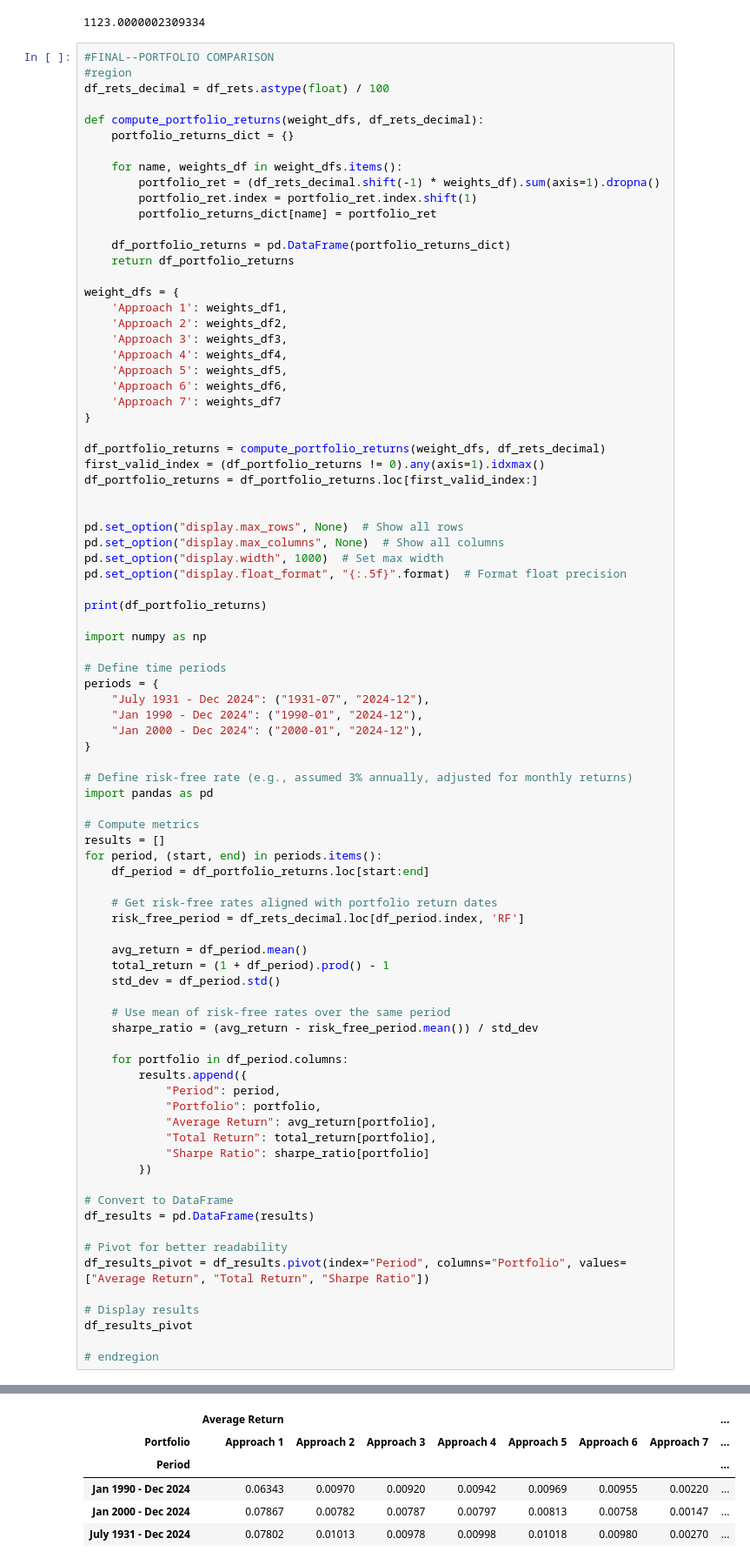
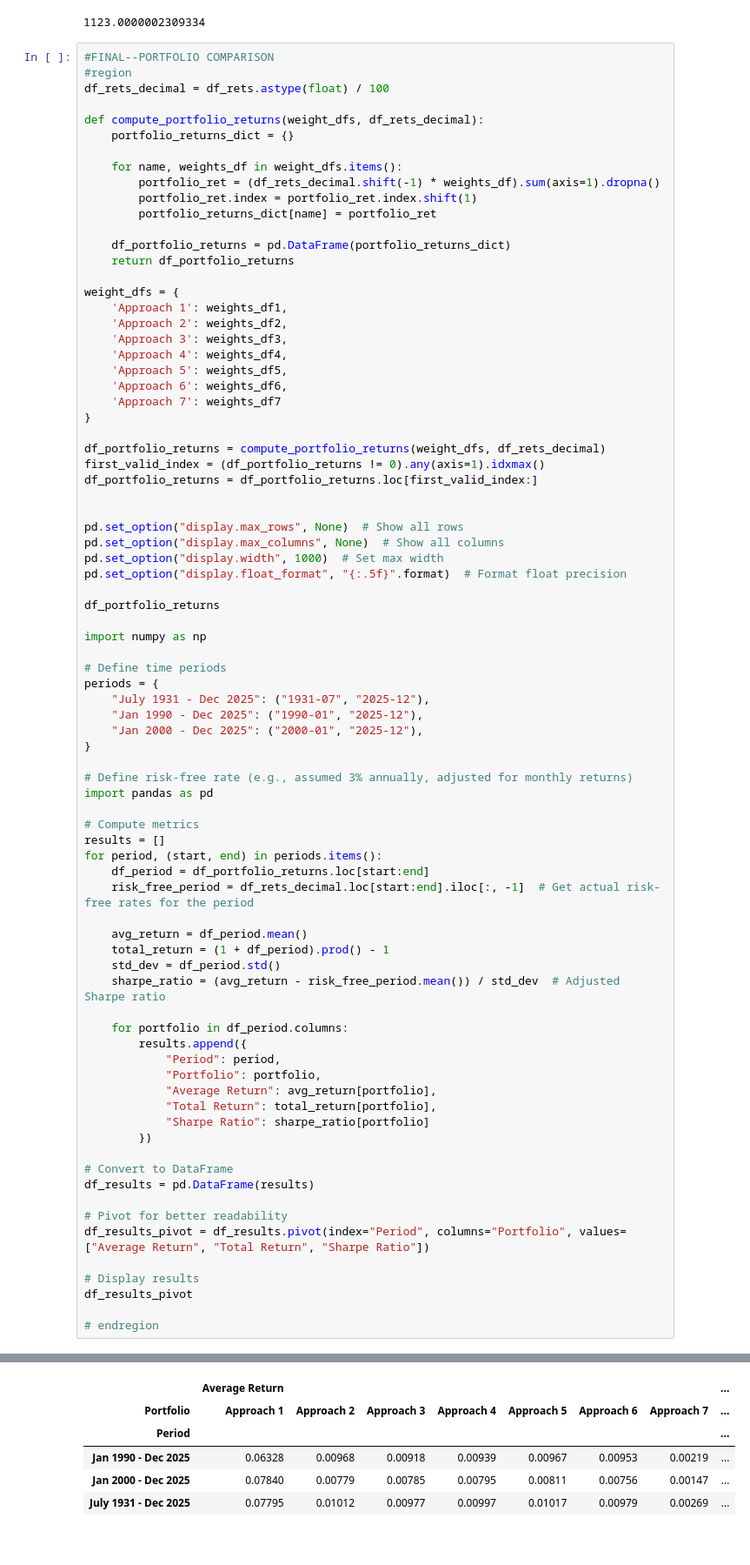
Before and after one commit to fangsitang/TP2_PortfolioManagement, a Jupyter notebook: New_Part_A.ipynb, the cells around one changed output, grey strips where cells are left out. Shown: that part at 87% size. Saved outputs shown, nothing was run; the diff lists cells and outputs as text.

```diff
--- a/New_Part_A.ipynb
+++ b/New_Part_A.ipynb
@@ -498,15 +498,15 @@ pd.set_option("display.max_columns", None)  # Show all columns
 pd.set_option("display.width", 1000)  # Set max width
 pd.set_option("display.float_format", "{:.5f}".format)  # Format float precision
 
-print(df_portfolio_returns)
+df_portfolio_returns
 
 import numpy as np
 
 # Define time periods
 periods = {
-    "July 1931 - Dec 2024": ("1931-07", "2024-12"),
-    "Jan 1990 - Dec 2024": ("1990-01", "2024-12"),
-    "Jan 2000 - Dec 2024": ("2000-01", "2024-12"),
+    "July 1931 - Dec 2025": ("1931-07", "2025-12"),
+    "Jan 1990 - Dec 2025": ("1990-01", "2025-12"),
+    "Jan 2000 - Dec 2025": ("2000-01", "2025-12"),
 }
 
 # Define risk-free rate (e.g., assumed 3% annually, adjusted for monthly returns)
@@ -516,16 +516,12 @@ import pandas as pd
 results = []
 for period, (start, end) in periods.items():
     df_period = df_portfolio_returns.loc[start:end]
-
-    # Get risk-free rates aligned with portfolio return dates
-    risk_free_period = df_rets_decimal.loc[df_period.index, 'RF']
+    risk_free_period = df_rets_decimal.loc[start:end].iloc[:, -1]  # Get actual risk-free rates for the period
 
     avg_return = df_period.mean()
     total_return = (1 + df_period).prod() - 1
     std_dev = df_period.std()
-
-    # Use mean of risk-free rates over the same period
-    sharpe_ratio = (avg_return - risk_free_period.mean()) / std_dev
+    sharpe_ratio = (avg_return - risk_free_period.mean()) / std_dev  # Adjusted Sharpe ratio
 
     for portfolio in df_period.columns:
         results.append({
@@ -567,6 +546,6 @@ Date
 |  | Average Return |  |  |  |  |  |  | ... |
 | Portfolio | Approach 1 | Approach 2 | Approach 3 | Approach 4 | Approach 5 | Approach 6 | Approach 7 | ... |
 | Period |  |  |  |  |  |  |  | ... |
-| Jan 1990 - Dec 2024 | 0.06343 | 0.00970 | 0.00920 | 0.00942 | 0.00969 | 0.00955 | 0.00220 | ... |
-| Jan 2000 - Dec 2024 | 0.07867 | 0.00782 | 0.00787 | 0.00797 | 0.00813 | 0.00758 | 0.00147 | ... |
-| July 1931 - Dec 2024 | 0.07802 | 0.01013 | 0.00978 | 0.00998 | 0.01018 | 0.00980 | 0.00270 | ... |
+| Jan 1990 - Dec 2025 | 0.06328 | 0.00968 | 0.00918 | 0.00939 | 0.00967 | 0.00953 | 0.00219 | ... |
+| Jan 2000 - Dec 2025 | 0.07840 | 0.00779 | 0.00785 | 0.00795 | 0.00811 | 0.00756 | 0.00147 | ... |
+| July 1931 - Dec 2025 | 0.07795 | 0.01012 | 0.00977 | 0.00997 | 0.01017 | 0.00979 | 0.00269 | ... |
```
Also changed, not shown: parts of 1 cell of this notebook.
